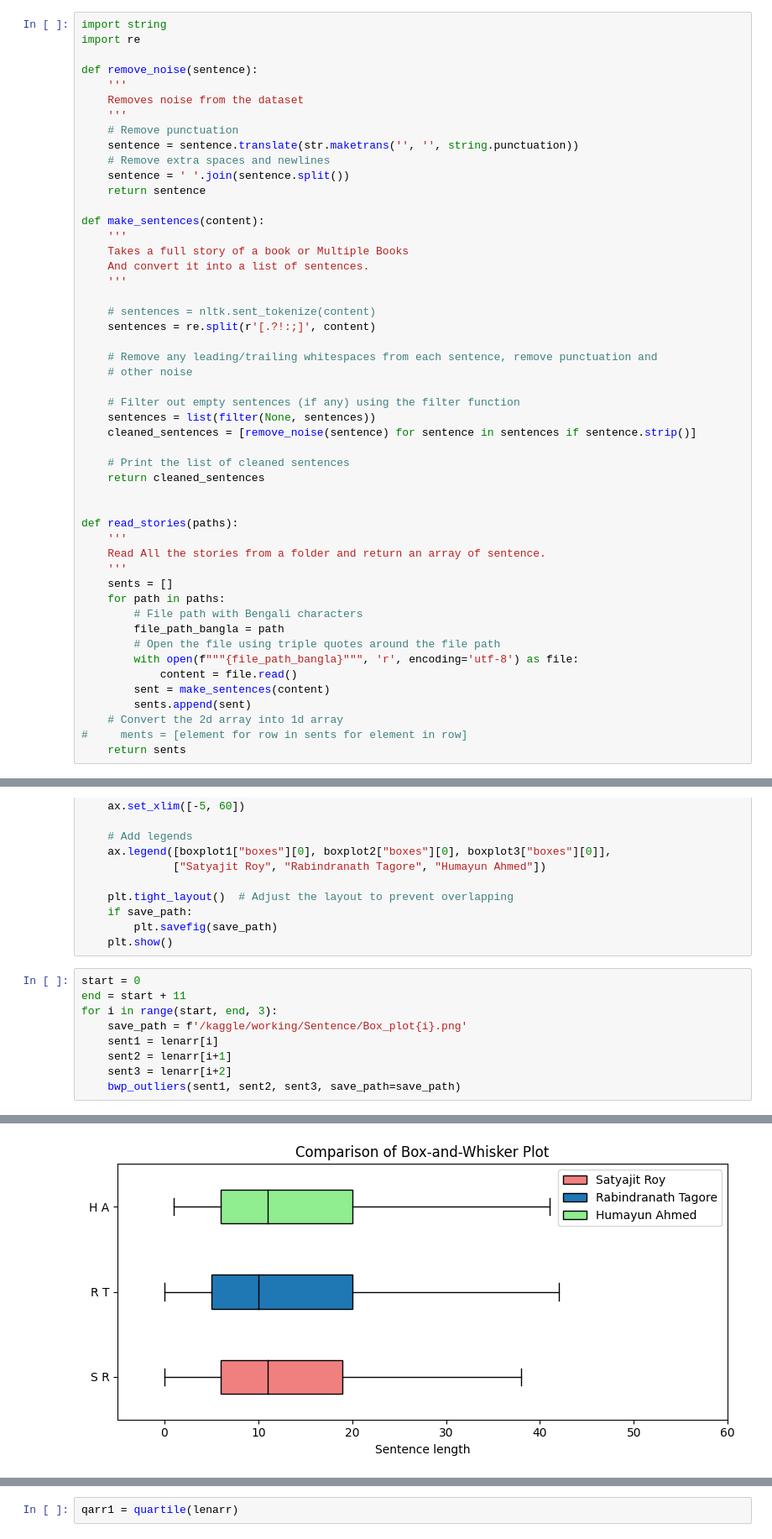
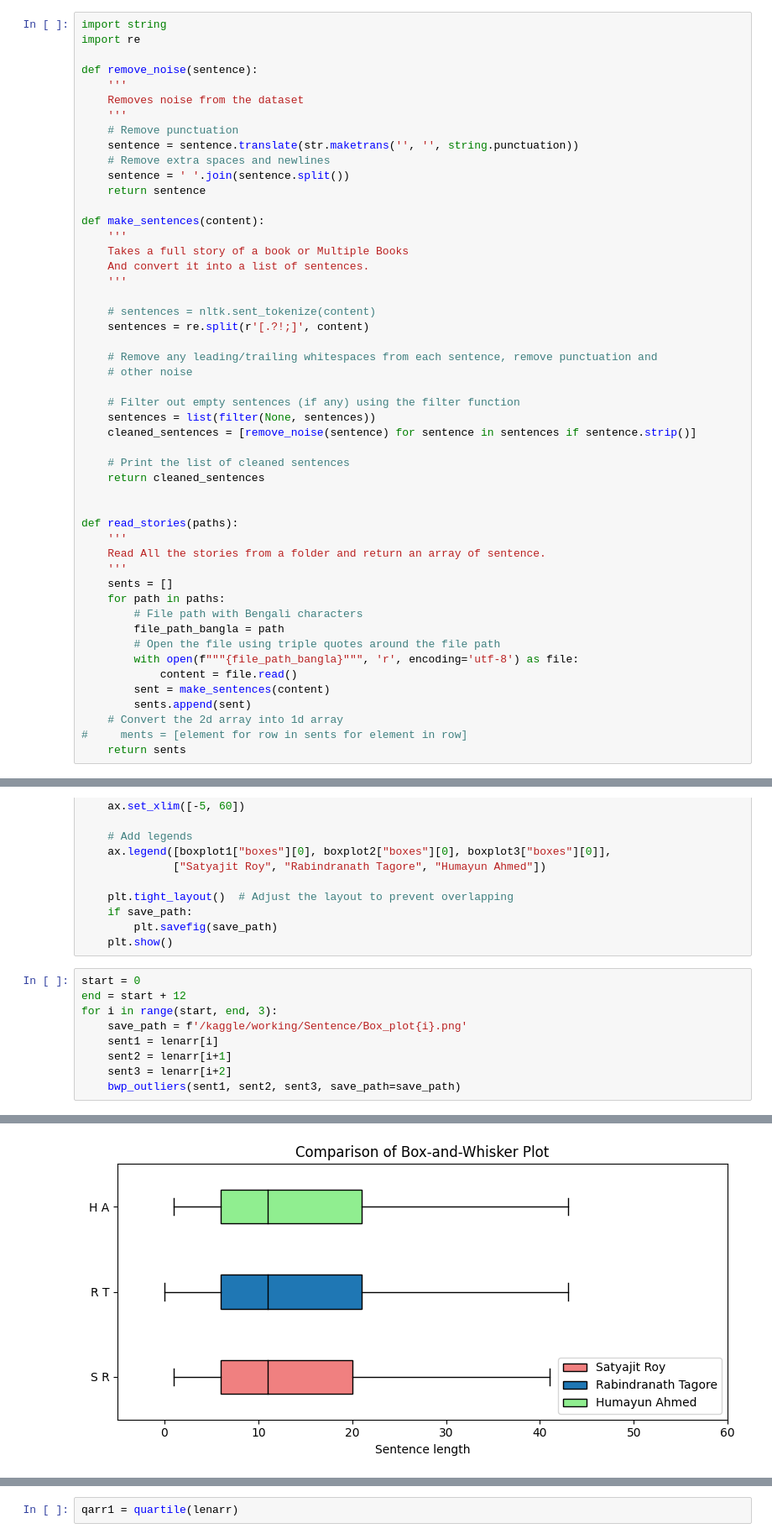
Before and after one commit to oitik/Harun-SIr, a Jupyter notebook: sentencelength-english.ipynb, the cells around one changed output, grey strips where cells are left out. Shown at 84% size. Saved outputs shown, nothing was run; the diff lists cells and outputs as text.

Commit message:
Kaggle Notebook | SentenceLength_English | Version 3

```diff
--- a/sentencelength-english.ipynb
+++ b/sentencelength-english.ipynb
@@ -62,7 +62,7 @@ def make_sentences(content):
     '''
 
     # sentences = nltk.sent_tokenize(content)
-    sentences = re.split(r'[.?!:;]', content)
+    sentences = re.split(r'[.?!;]', content)
 
     # Remove any leading/trailing whitespaces from each sentence, remove punctuation and
     # other noise
@@ -357,7 +359,7 @@ def bwp_outliers(numbers1, numbers2, numbers3, save_path = None):
     plt.show()
 # %%
 start = 0
-end = start + 11
+end = start + 12
 for i in range(start, end, 3):
     save_path = f'/kaggle/working/Sentence/Box_plot{i}.png'
     sent1 = lenarr[i]
@@ -370 +372 @@ for i in range(start, end, 3):
-[figure, old version]
+[figure, new version]
```
Also changed, not shown: parts of 23 cells of this notebook.
